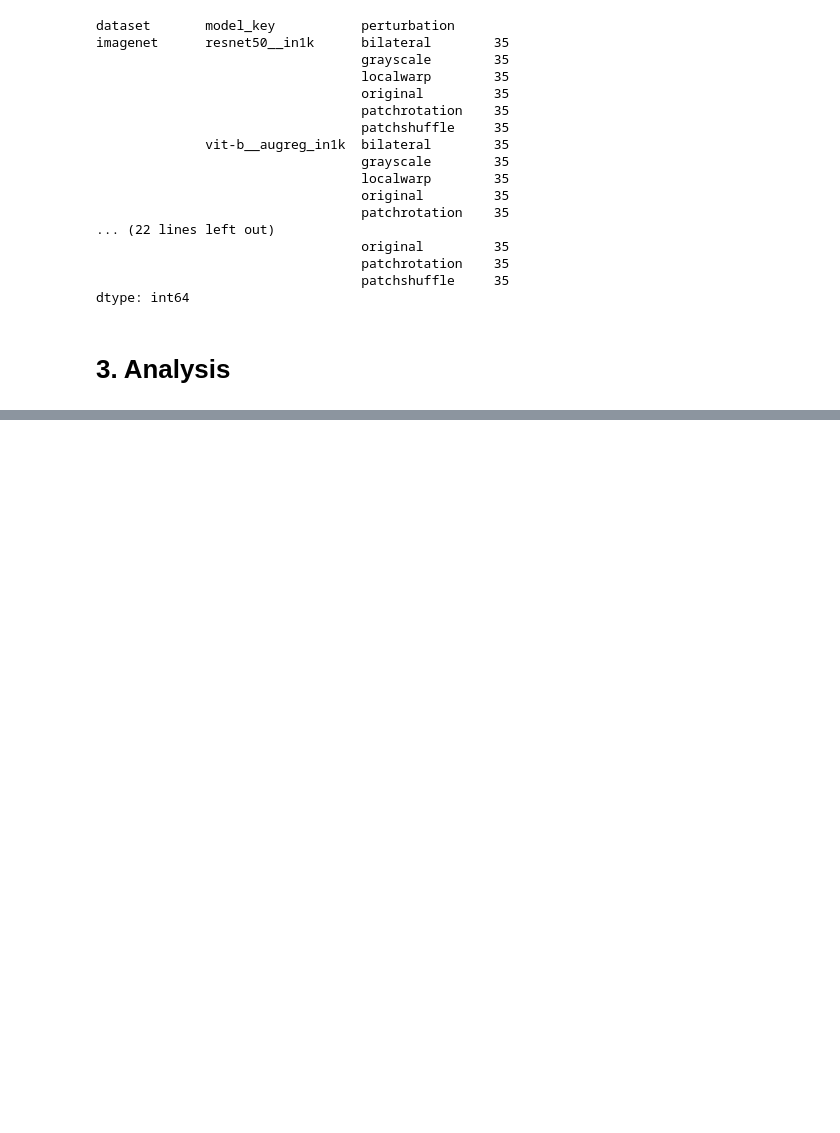
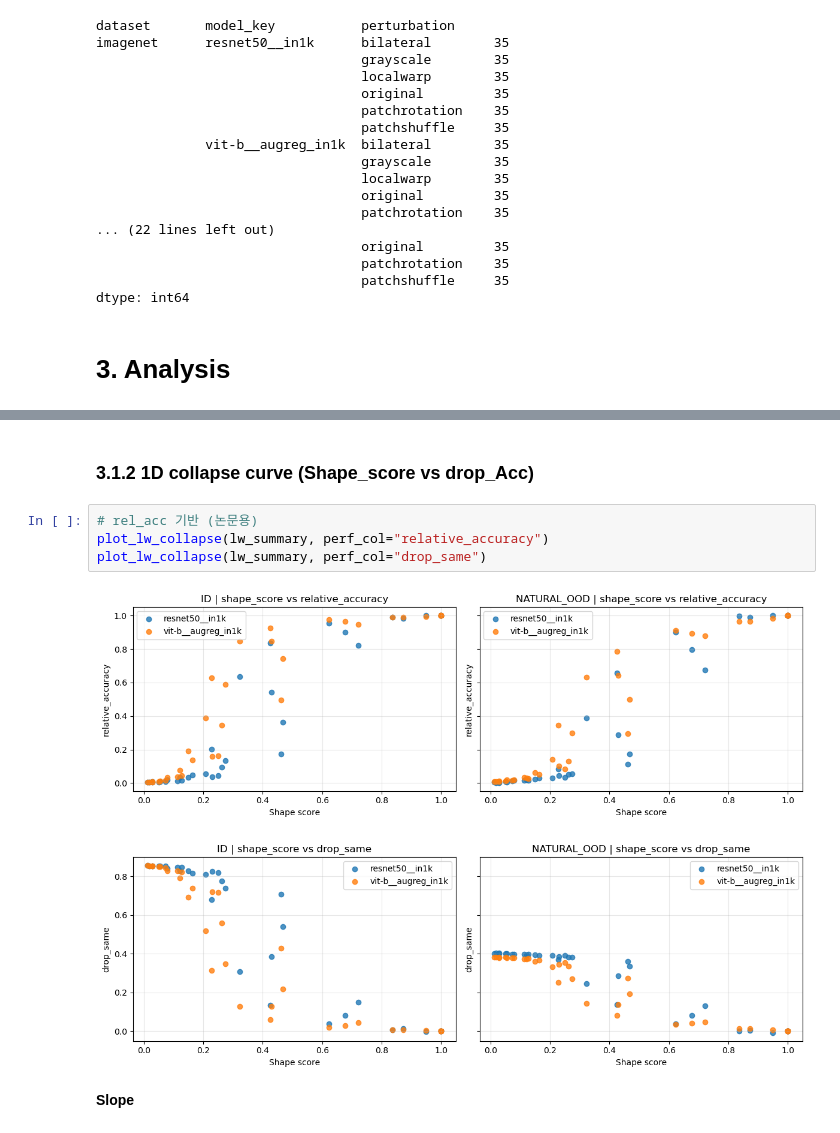
Before and after one commit to sdsdsdsdaf/Feature-Reliance, a Jupyter notebook: results_analysis.ipynb, the cells around one changed output, grey strips where cells are left out. Saved outputs shown, nothing was run; the diff lists cells and outputs as text; blank space fills up the shorter version.

```diff
--- a/results_analysis.ipynb
+++ b/results_analysis.ipynb
@@ -736,0 +1032,11 @@ lw_summary = (
+# %% [markdown]
+### 3.1.2 1D collapse curve (Shape_score vs drop_Acc)
+# %%
+# rel_acc 기반 (논문용)
+plot_lw_collapse(lw_summary, perf_col="relative_accuracy")
+plot_lw_collapse(lw_summary, perf_col="drop_same")
+# %% [output]
+[figure, added]
+[figure, added]
+# %% [markdown]
+**Slope**
```
Also changed, not shown: parts of 22 cells of this notebook, 4 other files.
